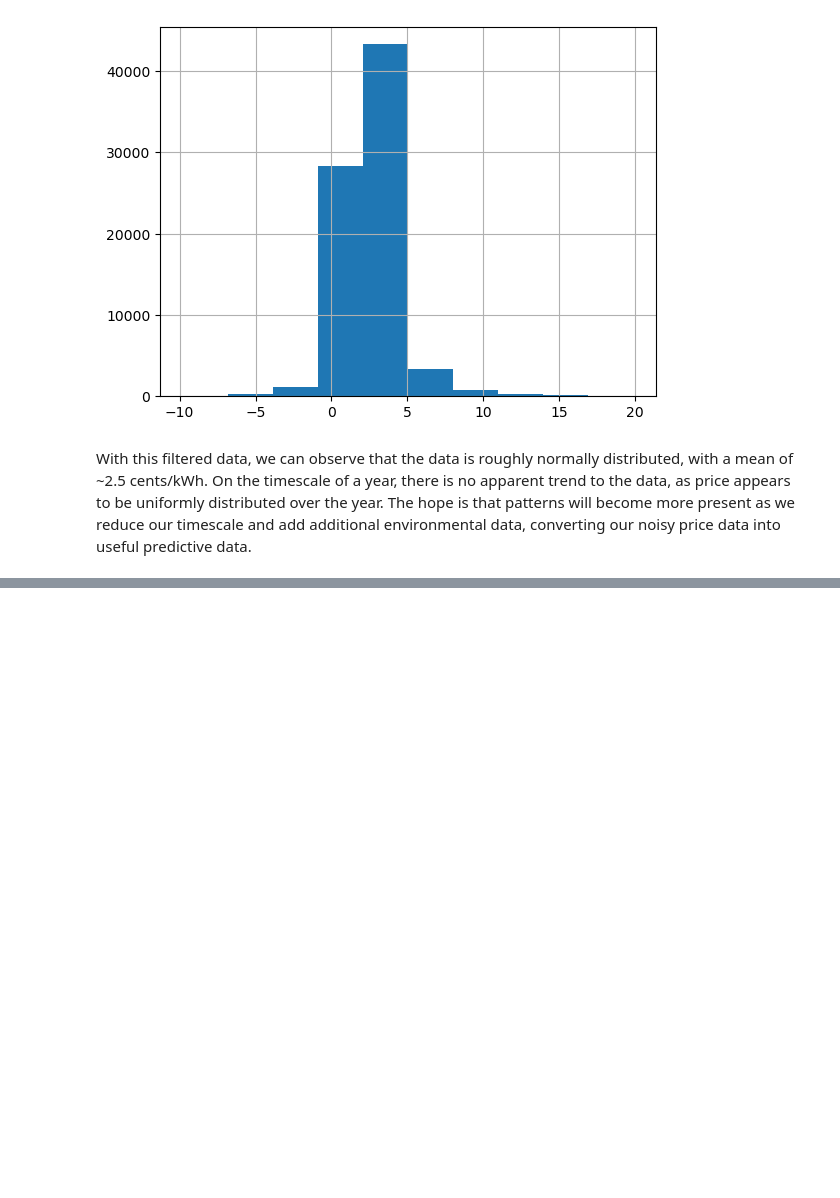
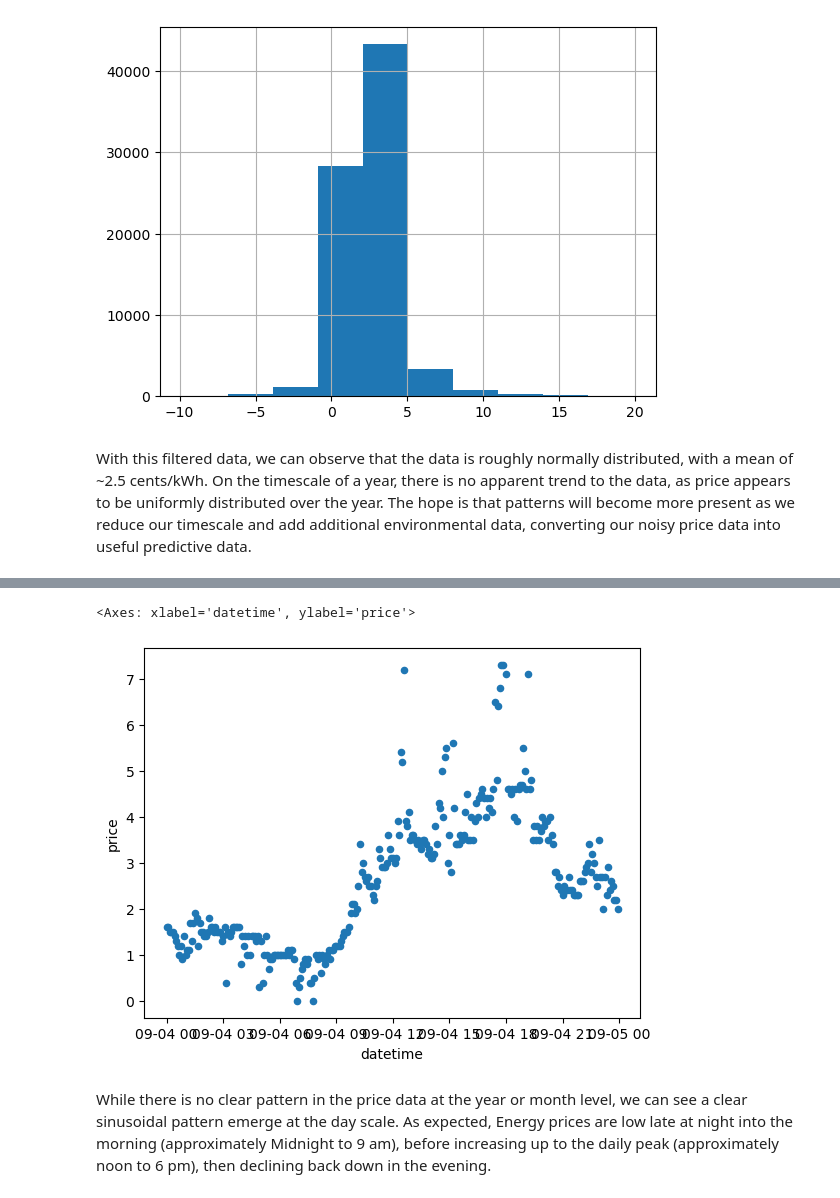
Before and after one commit to traskcon/DATA602-Project, a Jupyter notebook: DATA602-Project.ipynb, the cells around one changed output, grey strips where cells are left out. Saved outputs shown, nothing was run; the diff lists cells and outputs as text; code cells hidden in the pictures; blank space fills up the shorter version.

```diff
--- a/DATA602-Project.ipynb
+++ b/DATA602-Project.ipynb
@@ -69,0 +124,8 @@ price_df.head()
+# %%
+single_day = price_df[(price_df["month"] == "09") & (price_df["day"] == "04")]
+single_day.plot.scatter("datetime", "price")
+# %% [output]
+<Axes: xlabel='datetime', ylabel='price'>
+[figure, added]
+# %% [markdown]
+While there is no clear pattern in the price data at the year or month level, we can see a clear sinusoidal pattern emerge at the day scale. As expected, Energy prices are low late at night into the morning (approximately Midnight to 9 am), before increasing up to the daily peak (approximately noon to 6 pm), then declining back down in the evening.
```
Also changed, not shown: parts of 5 cells of this notebook.
